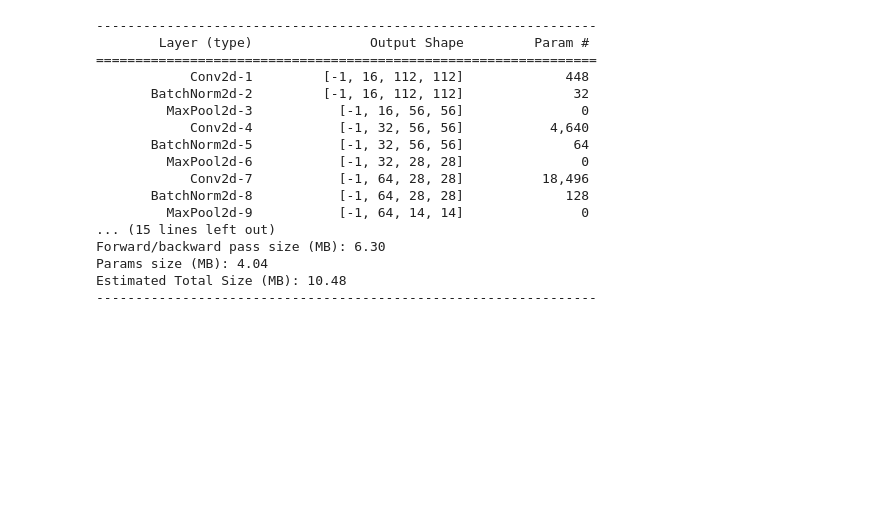
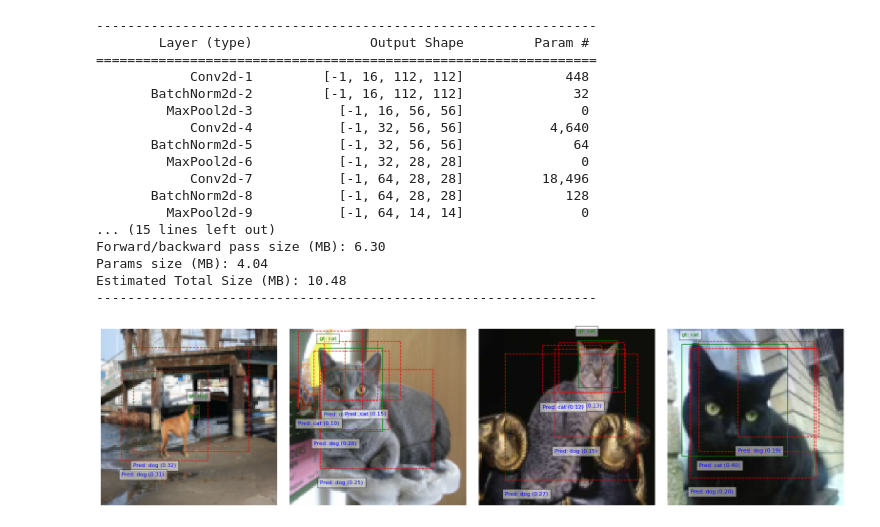
Before and after one commit to Marilia1712/Assignment-4, a Jupyter notebook: assingment4.ipynb, the cells around one changed output. Cells and saved outputs as stored; diff of their text form; code cells hidden in the pictures; blank space fills up the shorter version.

```diff
--- a/assingment4.ipynb
+++ b/assingment4.ipynb
@@ -780 +828,5 @@ avg_loss, avg_val_loss = trainer.train(epochs, plot = True)
+# %%
+trainer.visualize_preds(conf_thresh = 0.1, num_img = 4, use_nms = True)
+# %% [output]
+[figure, added]
 # %%
```
Also changed, not shown: parts of 12 cells of this notebook.
